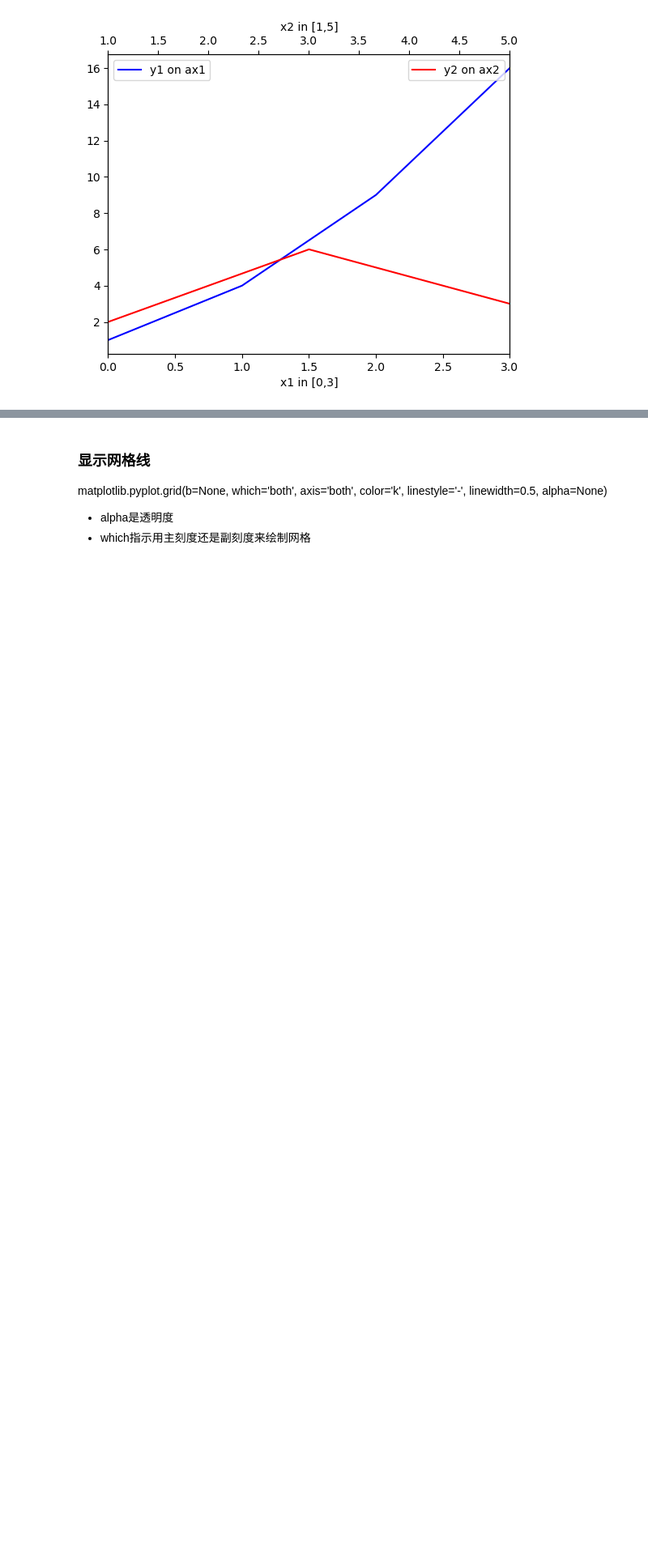
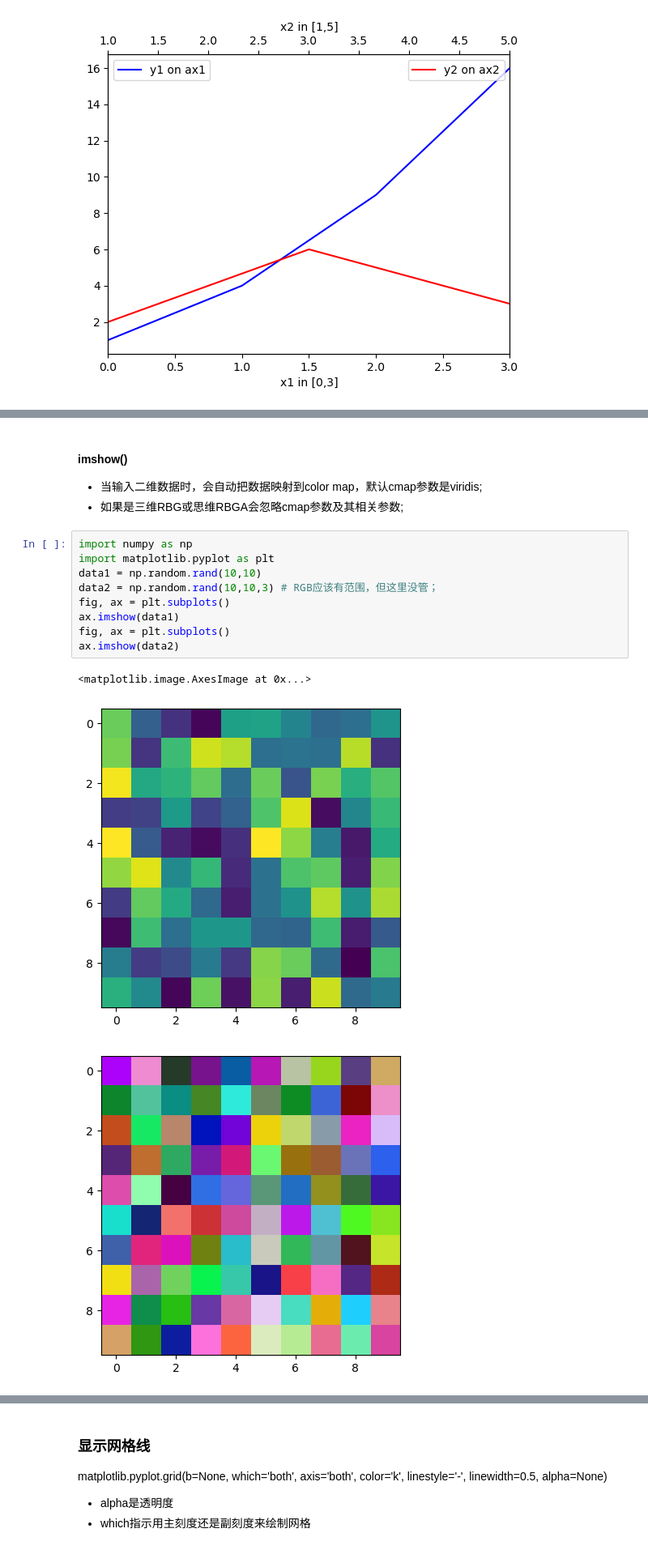
Before and after one commit to lizhi996j/note, a Jupyter notebook: matplotlib笔记.ipynb, the cells around one changed output, grey strips where cells are left out. Shown at 81% size. Cells and saved outputs as stored; diff of their text form; blank space fills up the shorter version.

```diff
--- a/matplotlib笔记.ipynb
+++ b/matplotlib笔记.ipynb
@@ -167,0 +171,17 @@ plt.show()
+# %% [markdown]
+#### imshow()
+- 当输入二维数据时，会自动把数据映射到color map，默认cmap参数是viridis;
+- 如果是三维RBG或思维RBGA会忽略cmap参数及其相关参数;
+# %%
+import numpy as np
+import matplotlib.pyplot as plt
+data1 = np.random.rand(10,10)
+data2 = np.random.rand(10,10,3) # RGB应该有范围，但这里没管；
+fig, ax = plt.subplots()
+ax.imshow(data1)
+fig, ax = plt.subplots()
+ax.imshow(data2)
+# %% [output]
+<matplotlib.image.AxesImage at 0x...>
+[figure, added]
+[figure, added]
```
Also changed, not shown: parts of 34 cells of this notebook, 29 other files.
